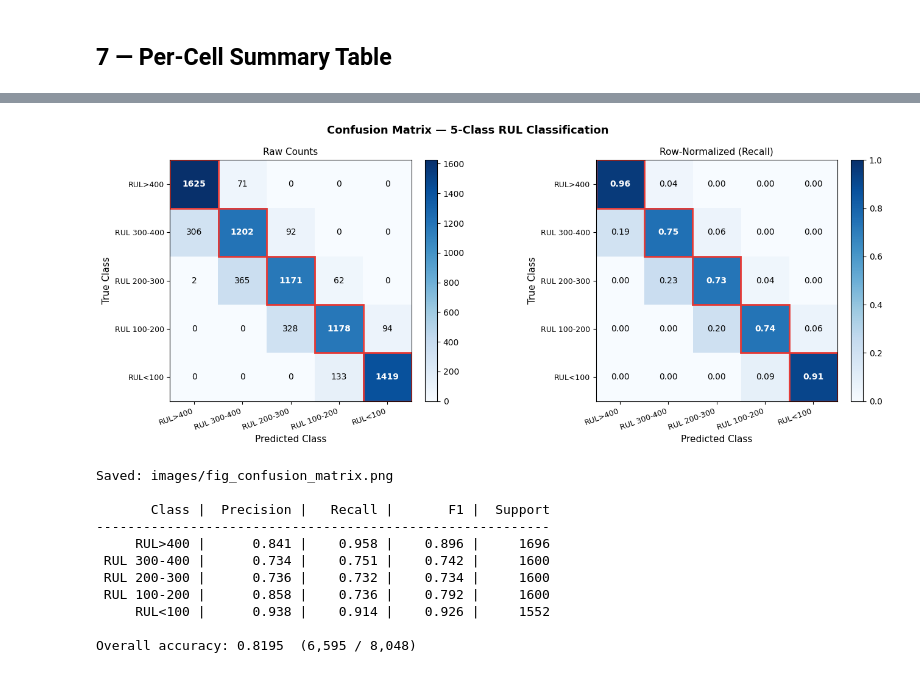
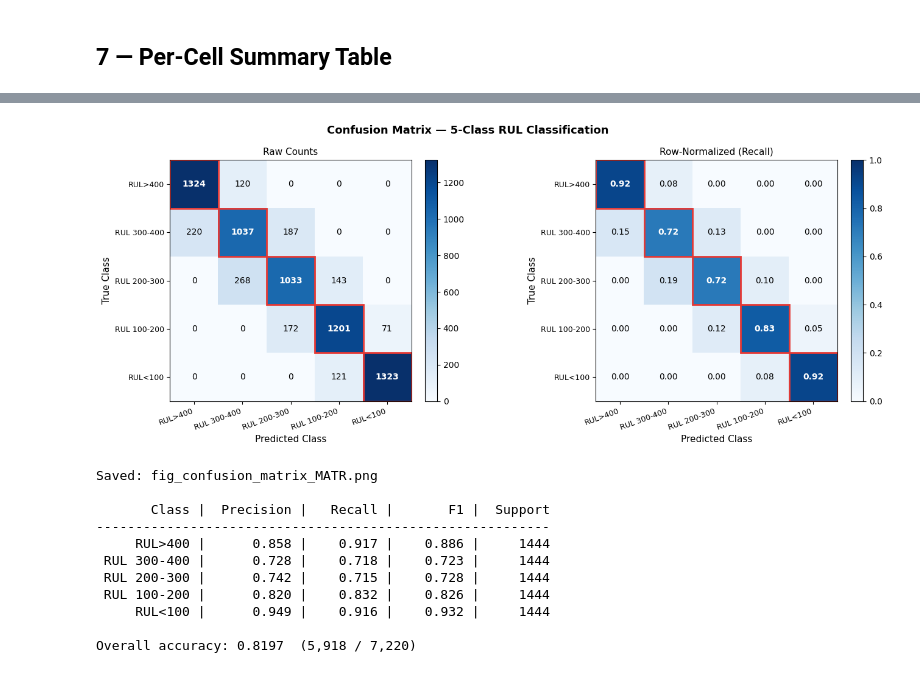
Before and after one commit to PhanLeSon03/battery_estimation, a Jupyter notebook: predict_clf_bml.ipynb, the cells around one changed output, grey strips where cells are left out. Cells and saved outputs as stored; diff of their text form; code cells hidden in the pictures.

```diff
--- a/predict_clf_bml.ipynb
+++ b/predict_clf_bml.ipynb
@@ -173,14 +112,17 @@ def predict_cell(cell: dict, scalers = None):
 # %% [markdown]
 ## 3 — Single Cell: Predicted vs Ground Truth
 # %%
-TestCellName = ['MATR_b4c34', 'MATR_b2c22', 'MATR_b1c18', 'MATR_b1c42',
-                'MATR_b4c1', 'MATR_b1c34', 'MATR_b2c24', 'MATR_b3c17',
-                'MATR_b3c6', 'MATR_b3c33', 'MATR_b2c3', 'MATR_b1c5',
-                'MATR_b1c35', 'MATR_b4c11', 'MATR_b1c30', 'MATR_b4c21']
+# TestCellName = ['MATR_b4c34', 'MATR_b2c22', 'MATR_b1c18', 'MATR_b1c42',
+#                 'MATR_b4c1', 'MATR_b1c34', 'MATR_b2c24', 'MATR_b3c17',
+#                 'MATR_b3c6', 'MATR_b3c33', 'MATR_b2c3', 'MATR_b1c5',
+#                 'MATR_b1c35', 'MATR_b4c11', 'MATR_b1c30', 'MATR_b4c21']
 
+# CELL_ID      = 'MATR_b4c34'
 
+TestCellName = ['HUST_7-5', 'HUST_6-3', 'HUST_6-6', 'HUST_7-6',
+                'HUST_5-4', 'HUST_3-2', 'HUST_2-4']
+CELL_ID      = 'HUST_7-5'
 
-CELL_ID      = 'MATR_b4c34'
 if CELL_ID is None:
     CELL_ID = list(cells.keys())[0]
 print(f"Cell: {CELL_ID}")
@@ -398,8 +342,14 @@ for cid, r in all_results.items():
     eol_true  = int(true_hits[0]) if len(true_hits) > 0 else r["cycle_life"]
 
     # pred NEOL: first cycle where predicted class == 4, fallback to last cycle
-    pred_hits = cycles[pred_cls == 4]
-    eol_pred  = int(pred_hits[0]) if len(pred_hits) > 0 else int(cycles[-1])
+
+    transitions = np.where((pred_cls[:-1] == 3) & (pred_cls[1:] == 4))[0]
+    if len(transitions) > 0:
+        eol_pred = int(cycles[transitions[0] + 1])  # first cycle in class 4
+    else:
+        # fallback: first cycle directly labelled class 4
+        pred_hits = cycles[pred_cls == 4]
+        eol_pred  = int(pred_hits[0]) if len(pred_hits) > 0 else int(cycles[-1])
 
     eol_true_list.append(eol_true)
     eol_pred_list.append(eol_pred)
@@ -442,7 +392,7 @@ ax.hist(eol_err, bins=20, color="#1976D2", edgecolor="white", linewidth=0.6)
 ax.axvline(0,              color="black", lw=1.5, ls="--", label="Zero error")
 ax.axvline(eol_err.mean(), color="red",   lw=1.5, ls="-",
            label=f"Mean error = {eol_err.mean():.1f} cycles")
-ax.set_xlabel("NEOL Prediction Error (pred − true cycles)", fontsize=11)
+ax.set_xlabel("NEOL Prediction Error", fontsize=11)
 ax.set_ylabel("Count", fontsize=11)
 ax.set_title("NEOL Error Distribution")
 ax.legend(fontsize=9)
@@ -450,7 +400,7 @@ ax.grid(True, alpha=0.25)
 ax.yaxis.set_major_locator(plt.MaxNLocator(integer=True))
 
 plt.tight_layout()
-plt.savefig("eol_parity_clf.png", dpi=150, bbox_inches="tight")
+plt.savefig(f"eol_parity_clf_{dataset}.png", dpi=150, bbox_inches="tight")
 plt.show()
 
 print(f"Cells evaluated : {len(eol_true)}")
@@ -528,12 +474,12 @@ import matplotlib.colors as mcolors
 #  [   0,    0,    0,  274, 2486],
 # ])
 
-cm = np.array([
-    [1625,  71,   0,   0,   0],
-    [ 306, 1202, 92,   0,   0],
-    [   2, 365, 1171, 62,   0],
-    [   0,   0, 328, 1178, 94],
-    [   0,   0,   0, 133, 1419],
+cm = np.array(
+[[1324,  120,    0,    0,    0],
+ [ 220, 1037,  187,    0,    0],
+ [   0,  268, 1033,  143,    0],
+ [   0,    0,  172, 1201,   71],
+ [   0,    0,    0,  121, 1323],
 ])
 
 CLASS_NAMES = ['RUL>400', 'RUL 300-400', 'RUL 200-300', 'RUL 100-200', 'RUL<100']
@@ -565,44 +511,44 @@ for ax, data, title, fmt in zip(
     # diagonal border highlight
     for k in range(5):
         ax.add_patch(plt.Rectangle((k - 0.5, k - 0.5), 1, 1,
                      fill=False, edgecolor='#E53935', linewidth=2.0))
 
     ax.set_xticks(range(5)); ax.set_xticklabels(CLASS_NAMES, rotation=20, ha='right', fontsize=9)
     ax.set_yticks(range(5)); ax.set_yticklabels(CLASS_NAMES, fontsize=9)
     ax.set_xlabel('Predicted Class', fontsize=11)
     ax.set_ylabel('True Class', fontsize=11)
     ax.set_title(title, fontsize=11)
     plt.colorbar(im, ax=ax, fraction=0.046, pad=0.04)
 
 plt.tight_layout()
-plt.savefig('images/fig_confusion_matrix.png', dpi=150, bbox_inches='tight')
+plt.savefig(f'fig_confusion_matrix_{dataset}.png', dpi=150, bbox_inches='tight')
 plt.show()
-print('Saved: images/fig_confusion_matrix.png')
+print(f'Saved: fig_confusion_matrix_{dataset}.png')
 
 # ── Per-class stats ───────────────────────────────────────────────────────────
 print(f'\n{"Class":>12} | {"Precision":>10} | {"Recall":>8} | {"F1":>8} | {"Support":>8}')
 print('-' * 58)
 for i, name in enumerate(CLASS_NAMES):
     tp  = cm[i, i]
     fp  = cm[:, i].sum() - tp
     fn  = cm[i, :].sum() - tp
     p   = tp / (tp + fp) if (tp + fp) > 0 else 0
     r   = tp / (tp + fn) if (tp + fn) > 0 else 0
     f1  = 2 * p * r / (p + r) if (p + r) > 0 else 0
     sup = cm[i, :].sum()
     print(f'{name:>12} | {p:>10.3f} | {r:>8.3f} | {f1:>8.3f} | {sup:>8d}')
 acc = np.trace(cm) / cm.sum()
 print(f'\nOverall accuracy: {acc:.4f}  ({np.trace(cm):,} / {cm.sum():,})')
 # %% [output]
-[figure, old version]
+[figure, new version]
-Saved: images/fig_confusion_matrix.png
+Saved: fig_confusion_matrix_MATR.png
 
        Class |  Precision |   Recall |       F1 |  Support
 ----------------------------------------------------------
-     RUL>400 |      0.841 |    0.958 |    0.896 |     1696
- RUL 300-400 |      0.734 |    0.751 |    0.742 |     1600
- RUL 200-300 |      0.736 |    0.732 |    0.734 |     1600
- RUL 100-200 |      0.858 |    0.736 |    0.792 |     1600
-     RUL<100 |      0.938 |    0.914 |    0.926 |     1552
+     RUL>400 |      0.858 |    0.917 |    0.886 |     1444
+ RUL 300-400 |      0.728 |    0.718 |    0.723 |     1444
+ RUL 200-300 |      0.742 |    0.715 |    0.728 |     1444
+ RUL 100-200 |      0.820 |    0.832 |    0.826 |     1444
+     RUL<100 |      0.949 |    0.916 |    0.932 |     1444
 
-Overall accuracy: 0.8195  (6,595 / 8,048)
+Overall accuracy: 0.8197  (5,918 / 7,220)
```
Also changed, not shown: parts of 14 cells of this notebook, 8 other files.
